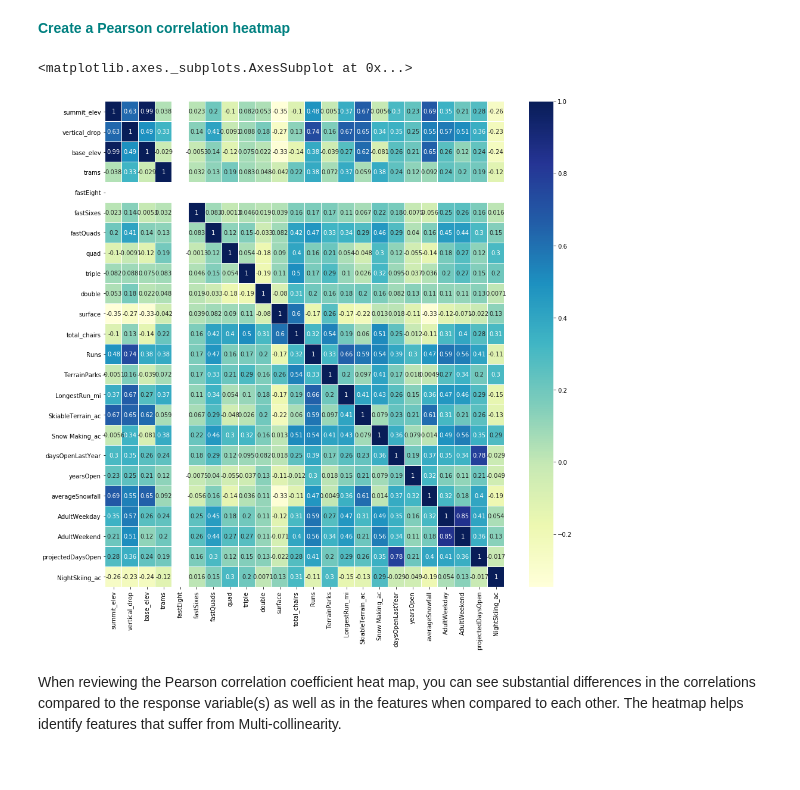
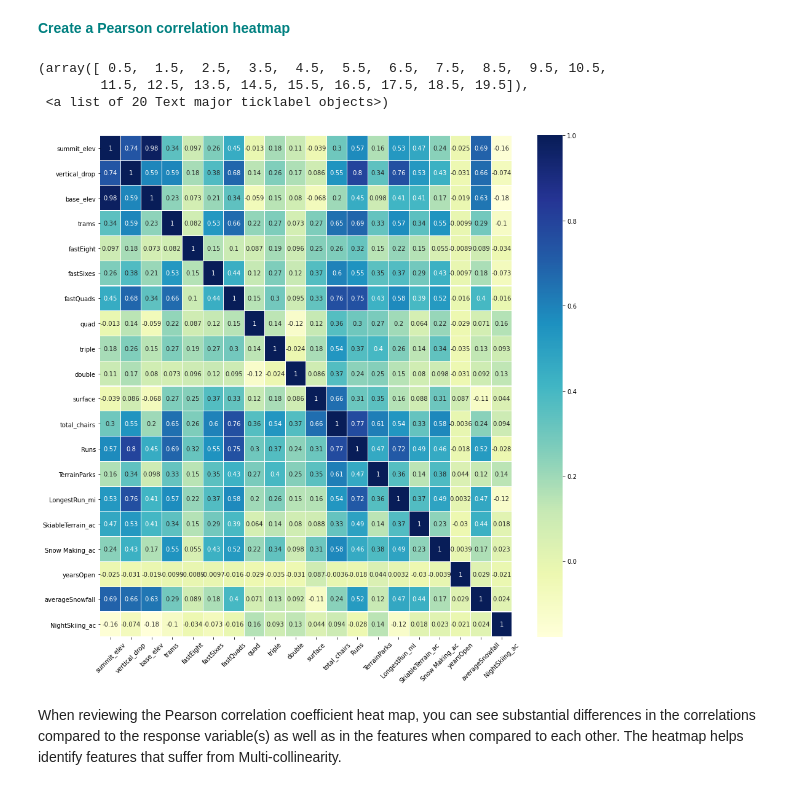
Before and after one commit to amythemirror/Springboard, a Jupyter notebook: Guided Capstone/Notebook_stepthree.ipynb, the cells around one changed output. Saved outputs shown, nothing was run; the diff lists cells and outputs as text; code cells hidden in the pictures.

```diff
--- a/Guided Capstone/Notebook_stepthree.ipynb
+++ b/Guided Capstone/Notebook_stepthree.ipynb
@@ -205,11 +203,13 @@ sns.pairplot(df_cleaned)
 <font color='teal'>**Create a Pearson correlation heatmap**</font>
 # %%
 plt.figure(figsize=(15,15))
-sns.heatmap(df_cleaned.corr(),linewidths=.1,cmap="YlGnBu", annot=True)
-#plt.xticks(rotation=45)
+sns.heatmap(df.drop(['AdultWeekday','AdultWeekend','daysOpenLastYear','projectedDaysOpen'], axis=1).corr(),linewidths=.1,cmap="YlGnBu",annot=True)
+plt.xticks(rotation=45)
 # %% [output]
-<matplotlib.axes._subplots.AxesSubplot at 0x...>
+(array([ 0.5,  1.5,  2.5,  3.5,  4.5,  5.5,  6.5,  7.5,  8.5,  9.5, 10.5,
+        11.5, 12.5, 13.5, 14.5, 15.5, 16.5, 17.5, 18.5, 19.5]),
+ <a list of 20 Text major ticklabel objects>)
-[figure, old version]
+[figure, new version]
 # %% [markdown]
 When reviewing the Pearson correlation coefficient heat map, you can see substantial differences in the correlations compared to the response variable(s) as well as in the features when compared to each other. The heatmap helps identify features that suffer from Multi-collinearity.
 # %% [markdown]
```
Also changed, not shown: parts of 18 cells of this notebook, 3 other files.
